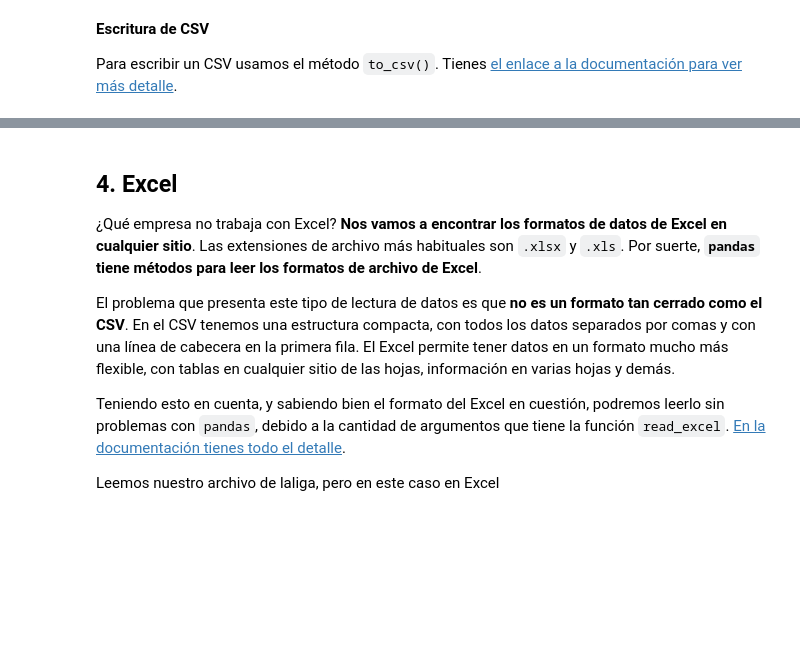
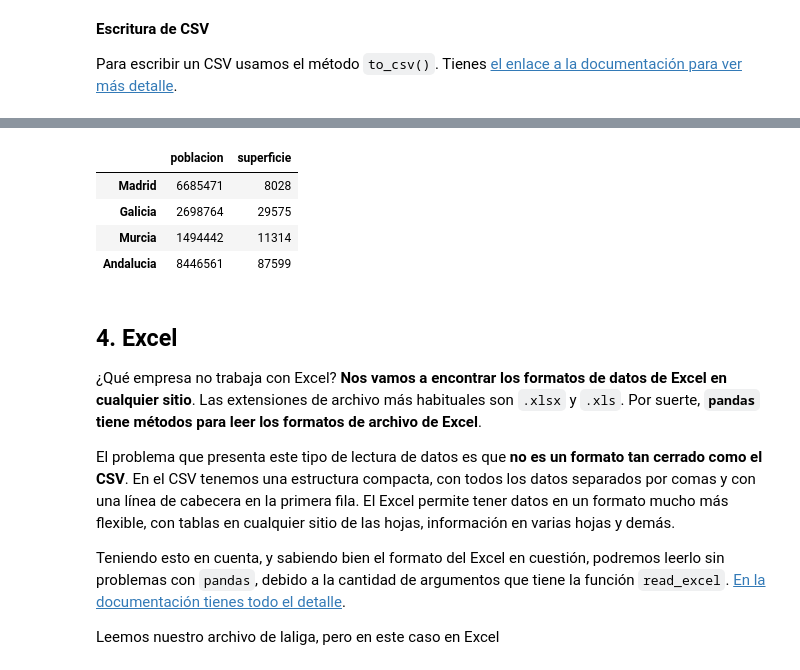
Before and after one commit to Mlcruz9/DS_TheBridgeBBK_MBIL2023, a Jupyter notebook: 1-Data_Analysis/3-Sources/Archivos/Teoría/0-Lectura Escritura.ipynb, the cells around one changed output, grey strips where cells are left out. Saved outputs shown, nothing was run; the diff lists cells and outputs as text; code cells hidden in the pictures; blank space fills up the shorter version.

```diff
--- a/1-Data_Analysis/3-Sources/Archivos/Teoría/0-Lectura Escritura.ipynb
+++ b/1-Data_Analysis/3-Sources/Archivos/Teoría/0-Lectura Escritura.ipynb
@@ -394,3 +403,12 @@ poblacion = pd.Series({"Madrid": 6685471, "Galicia": 2698764,
 
 superficie = pd.Series([8028, 29575, 11314, 87599],
                        index = ["Madrid", "Galicia", "Murcia", "Andalucia"])
+# %%
+ej_clase = pd.DataFrame({'poblacion': poblacion, 'superficie': superficie})
+ej_clase
+# %% [output]
+|  | poblacion | superficie |
+| Madrid | 6685471 | 8028 |
+| Galicia | 2698764 | 29575 |
+| Murcia | 1494442 | 11314 |
+| Andalucia | 8446561 | 87599 |
```
Also changed, not shown: parts of 15 cells of this notebook, 16 other files.
